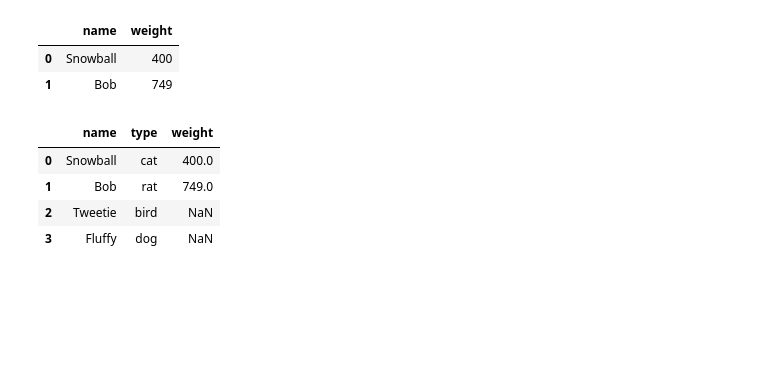
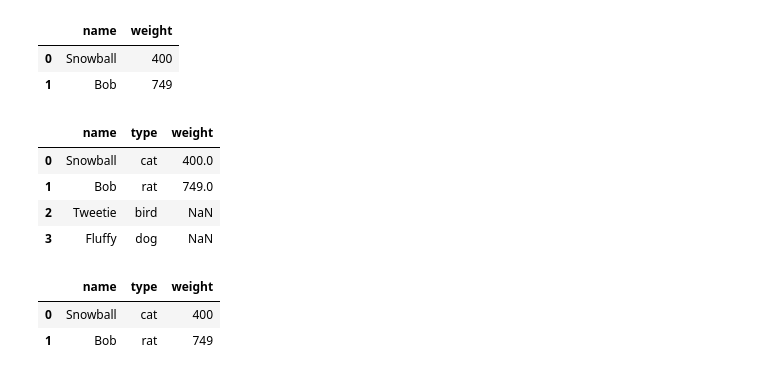
Before and after one commit to Vasanta2002/Sprint_1_git, a Jupyter notebook: sp1_M3.ipynb, the cells around one changed output. Cells and saved outputs as stored; diff of their text form; code cells hidden in the pictures; blank space fills up the shorter version.

```diff
--- a/sp1_M3.ipynb
+++ b/sp1_M3.ipynb
@@ -233,15 +233,16 @@ display(df6); display(df7)
 # %%
 # Merge in two different ways
 df8_outer = pd.merge(df6, df7, how='outer')
 df8_inner = pd.merge(df6, df7, how='inner')
 
 # Display after merging
-#display(df8_outer); display(df8_inner)
-#df8_inner
-df8_outer
+display(df8_outer); display(df8_inner)
 # %% [output]
 |  | name | type | weight |
 | 0 | Snowball | cat | 400.0 |
 | 1 | Bob | rat | 749.0 |
 | 2 | Tweetie | bird | NaN |
 | 3 | Fluffy | dog | NaN |
+|  | name | type | weight |
+| 0 | Snowball | cat | 400 |
+| 1 | Bob | rat | 749 |
```
